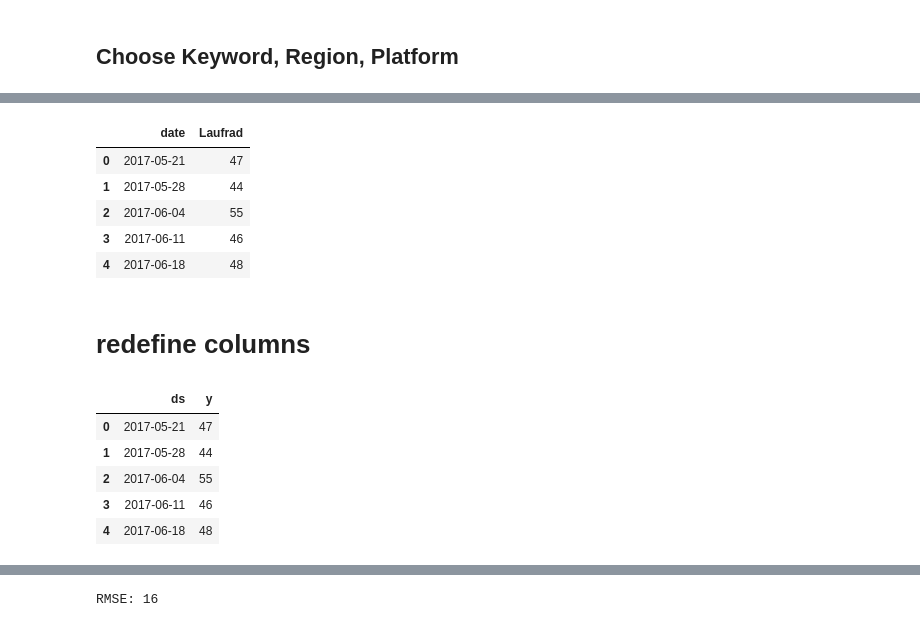
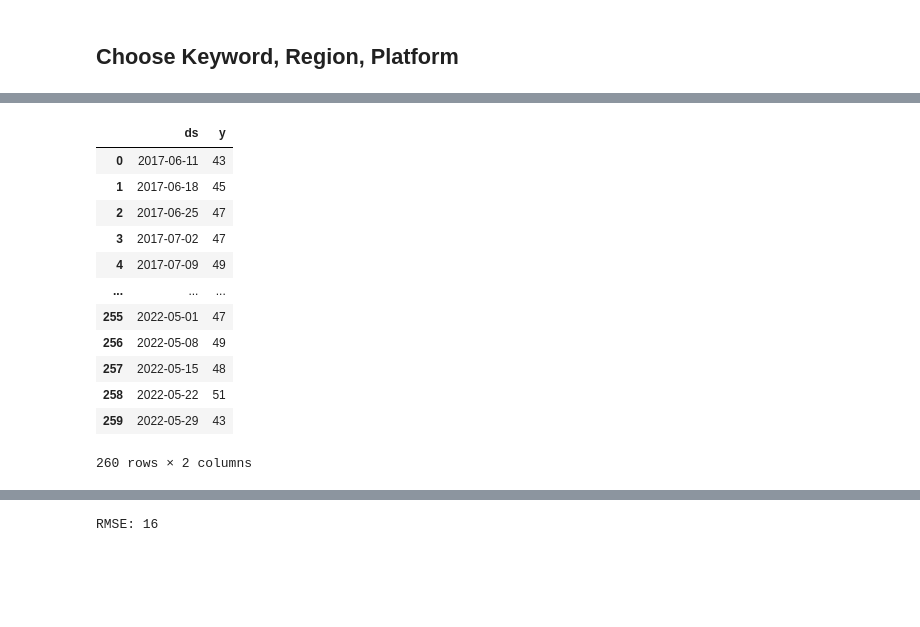
Before and after one commit to Jumabek/keyword_forcasting, a Jupyter notebook: KEYWORD FORECAST W. HOLIDAY.ipynb, the cells around one changed output, grey strips where cells are left out. Drawn from its saved outputs; the diff is of its cells as text; code cells hidden in the pictures; blank space fills up the shorter version.

```diff
--- a/KEYWORD FORECAST W. HOLIDAY.ipynb
+++ b/KEYWORD FORECAST W. HOLIDAY.ipynb
@@ -66,12 +61,0 @@ import pandas as pd
-# %%
-df = pd.read_csv('Forecast_it.csv')
-df.head()
-# %% [output]
-|  | date | Laufrad |
-| 0 | 2017-05-21 | 47 |
-| 1 | 2017-05-28 | 44 |
-| 2 | 2017-06-04 | 55 |
-| 3 | 2017-06-11 | 46 |
-| 4 | 2017-06-18 | 48 |
-# %% [markdown]
-# redefine columns
@@ -80,12 +62,20 @@ df.columns = ['ds', 'y']
-# %%
-df.head()
-# %% [output]
-|  | ds | y |
-| 0 | 2017-05-21 | 47 |
-| 1 | 2017-05-28 | 44 |
-| 2 | 2017-06-04 | 55 |
-| 3 | 2017-06-11 | 46 |
-| 4 | 2017-06-18 | 48 |
+# %%
+df = data.reset_index().rename(columns={"date":'ds','Laufrad':'y'})
+df
+# %% [output]
+|  | ds | y |
+| 0 | 2017-06-11 | 43 |
+| 1 | 2017-06-18 | 45 |
+| 2 | 2017-06-25 | 47 |
+| 3 | 2017-07-02 | 47 |
+| 4 | 2017-07-09 | 49 |
+| ... | ... | ... |
+| 255 | 2022-05-01 | 47 |
+| 256 | 2022-05-08 | 49 |
+| 257 | 2022-05-15 | 48 |
+| 258 | 2022-05-22 | 51 |
+| 259 | 2022-05-29 | 43 |
+260 rows × 2 columns
 # %%
 m = Prophet()
 m.fit(df)
```
Also changed, not shown: parts of 13 cells of this notebook, 1 other file.
